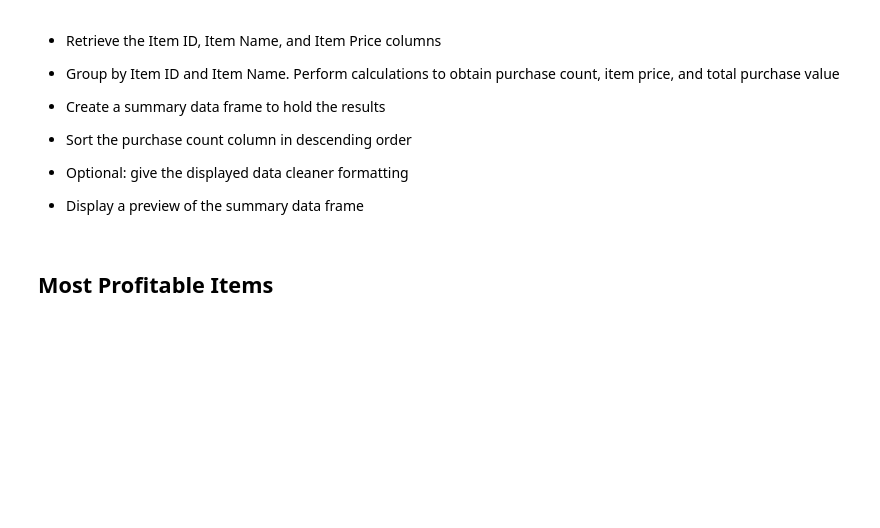
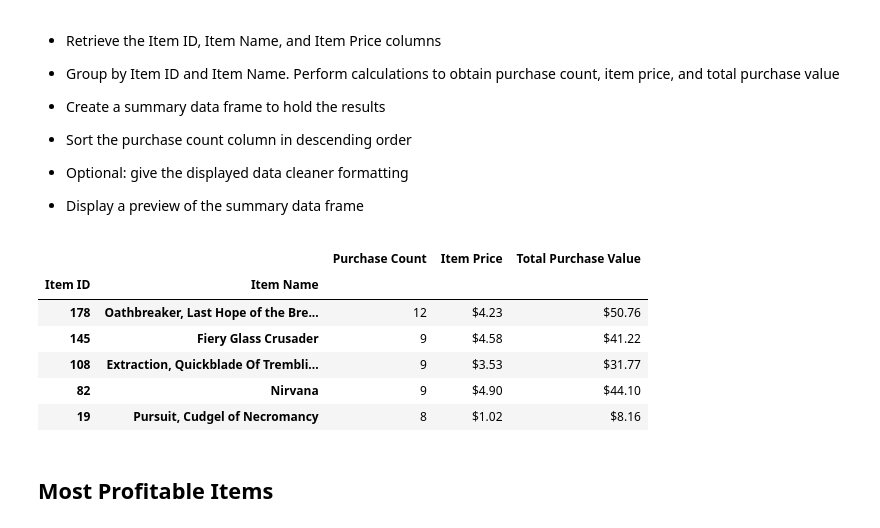
Before and after one commit to scottinsactown/Heroes-of-Pymoli, a Jupyter notebook: HeroesOfPymoli_starter.ipynb, the cells around one changed output. Drawn from its saved outputs; the diff is of its cells as text; code cells hidden in the pictures; blank space fills up the shorter version.

Commit message:
popular items

```diff
--- a/HeroesOfPymoli_starter.ipynb
+++ b/HeroesOfPymoli_starter.ipynb
@@ -335,6 +335,41 @@ merged_spender.head()
 
 
 * Display a preview of the summary data frame
+# %%
+#item_group = purchase_data.groupby(['Item ID','Item Name'])
+#item_price = pd.DataFrame(item_group['Price'])
+#item_price.head()
+
+popular_group = purchase_data.groupby(['Item ID','Item Name'])
+
+popular_count = pd.DataFrame(popular_group['Purchase ID'].count())
+popular_count.rename(columns={'Purchase ID':'Purchase Count'},inplace=True)
+popular_count.head()
+
+popular_item_price = pd.DataFrame((popular_group['Price'].sum()/popular_group['Purchase ID'].count()))
+popular_item_price.rename(columns={'Price':'Item Price'},inplace=True)
+popular_item_price.head()
+
+popular_purch_value = pd.DataFrame(popular_group['Price'].sum())
+popular_purch_value.rename(columns={'Price':'Total Purchase Value'},inplace=True)
+popular_purch_value.head()
+
+merged_popular = popular_count.merge(popular_item_price,on=['Item ID','Item Name']).merge(popular_purch_value,on=['Item ID','Item Name'])
+merged_popular.rename(columns={0:'Item Price'},inplace=True)
+merged_popular = merged_popular.sort_values(['Purchase Count'],ascending=False)
+
+merged_popular ['Item Price']= merged_popular['Item Price'].map("${:,.2f}".format)
+merged_popular ['Total Purchase Value']= merged_popular['Total Purchase Value'].map("${:,.2f}".format)
+
+merged_popular.head()
+# %% [output]
+|  |  | Purchase Count | Item Price | Total Purchase Value |
+| Item ID | Item Name |  |  |  |
+| 178 | Oathbreaker, Last Hope of the Bre... | 12 | $4.23 | $50.76 |
+| 145 | Fiery Glass Crusader | 9 | $4.58 | $41.22 |
+| 108 | Extraction, Quickblade Of Trembli... | 9 | $3.53 | $31.77 |
+| 82 | Nirvana | 9 | $4.90 | $44.10 |
+| 19 | Pursuit, Cudgel of Necromancy | 8 | $1.02 | $8.16 |
 # %% [markdown]
 ## Most Profitable Items
 # %% [markdown]
```
